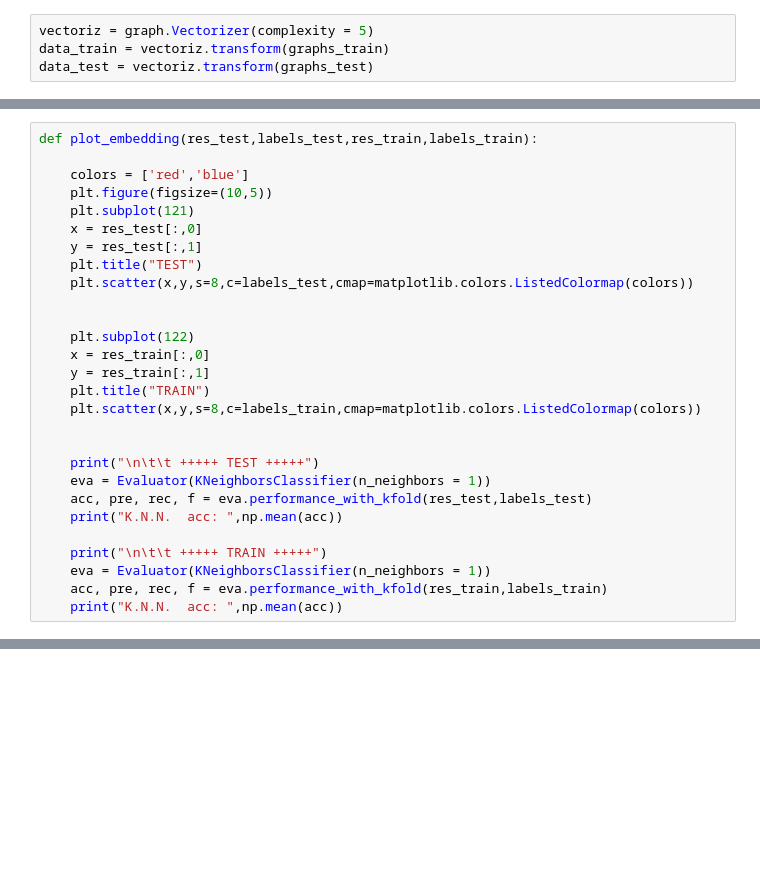
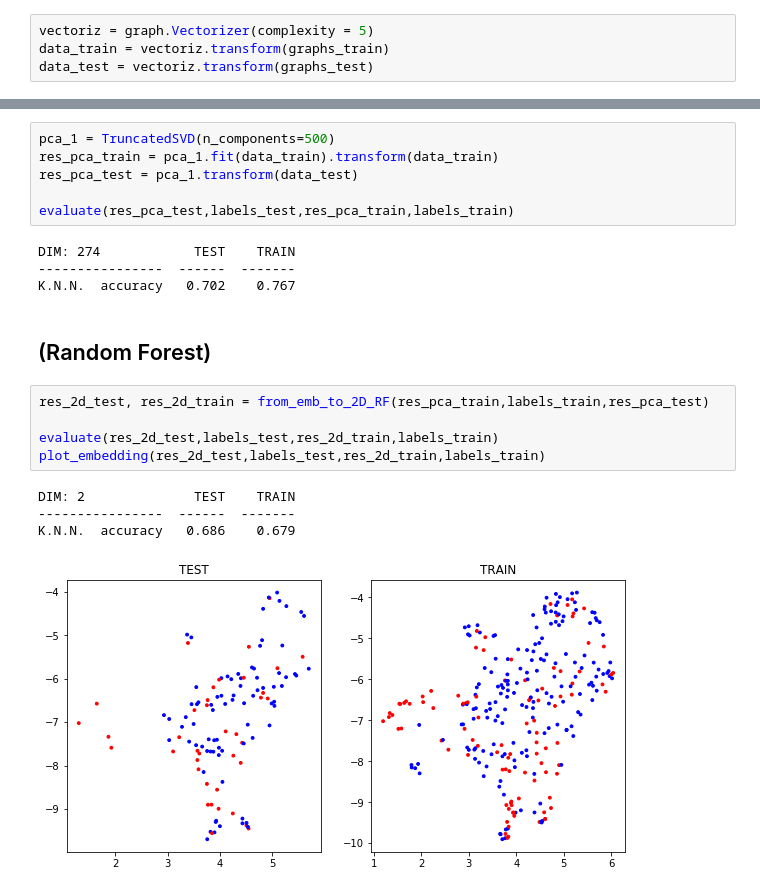
Before and after one commit to AntonioLonga/Master-thesis, a Jupyter notebook: Experiments/test_SUP_AUTOENCODER/Supervised Autoencoder Vs 624249.ipynb, the cells around one changed output, grey strips where cells are left out. Drawn from its saved outputs; the diff is of its cells as text; blank space fills up the shorter version.

Commit message:
Usage Transformer Umap-RF and Umap-DNN on 624249

```diff
--- a/Experiments/test_SUP_AUTOENCODER/Supervised Autoencoder Vs 624249.ipynb
+++ b/Experiments/test_SUP_AUTOENCODER/Supervised Autoencoder Vs 624249.ipynb
@@ -689,28 +81,0 @@ class MyCallback(callbacks.Callback):
-# %%
-def plot_embedding(res_test,labels_test,res_train,labels_train):
-
-    colors = ['red','blue']
-    plt.figure(figsize=(10,5))
-    plt.subplot(121)
-    x = res_test[:,0]
-    y = res_test[:,1]
-    plt.title("TEST")
-    plt.scatter(x,y,s=8,c=labels_test,cmap=matplotlib.colors.ListedColormap(colors))
-
-
-    plt.subplot(122)
-    x = res_train[:,0]
-    y = res_train[:,1]
-    plt.title("TRAIN")
-    plt.scatter(x,y,s=8,c=labels_train,cmap=matplotlib.colors.ListedColormap(colors))
-
-
-    print("\n\t\t +++++ TEST +++++")
-    eva = Evaluator(KNeighborsClassifier(n_neighbors = 1))
-    acc, pre, rec, f = eva.performance_with_kfold(res_test,labels_test)
-    print("K.N.N.  acc: ",np.mean(acc))
-
-    print("\n\t\t +++++ TRAIN +++++")
-    eva = Evaluator(KNeighborsClassifier(n_neighbors = 1))
-    acc, pre, rec, f = eva.performance_with_kfold(res_train,labels_train)
-    print("K.N.N.  acc: ",np.mean(acc))
@@ -769,0 +85,22 @@ def plot_auto(pred_test,pred_train,data_test,data_train):
+# %%
+pca_1 = TruncatedSVD(n_components=500)
+res_pca_train = pca_1.fit(data_train).transform(data_train)
+res_pca_test = pca_1.transform(data_test)
+
+evaluate(res_pca_test,labels_test,res_pca_train,labels_train)
+# %% [output]
+DIM: 274            TEST    TRAIN
+----------------  ------  -------
+K.N.N.  accuracy   0.702    0.767
+# %% [markdown]
+## (Random Forest)
+# %%
+res_2d_test, res_2d_train = from_emb_to_2D_RF(res_pca_train,labels_train,res_pca_test)
+
+evaluate(res_2d_test,labels_test,res_2d_train,labels_train)
+plot_embedding(res_2d_test,labels_test,res_2d_train,labels_train)
+# %% [output]
+DIM: 2              TEST    TRAIN
+----------------  ------  -------
+K.N.N.  accuracy   0.686    0.679
+[figure, added]
```
Also changed, not shown: parts of 105 cells of this notebook, 1 other file.
